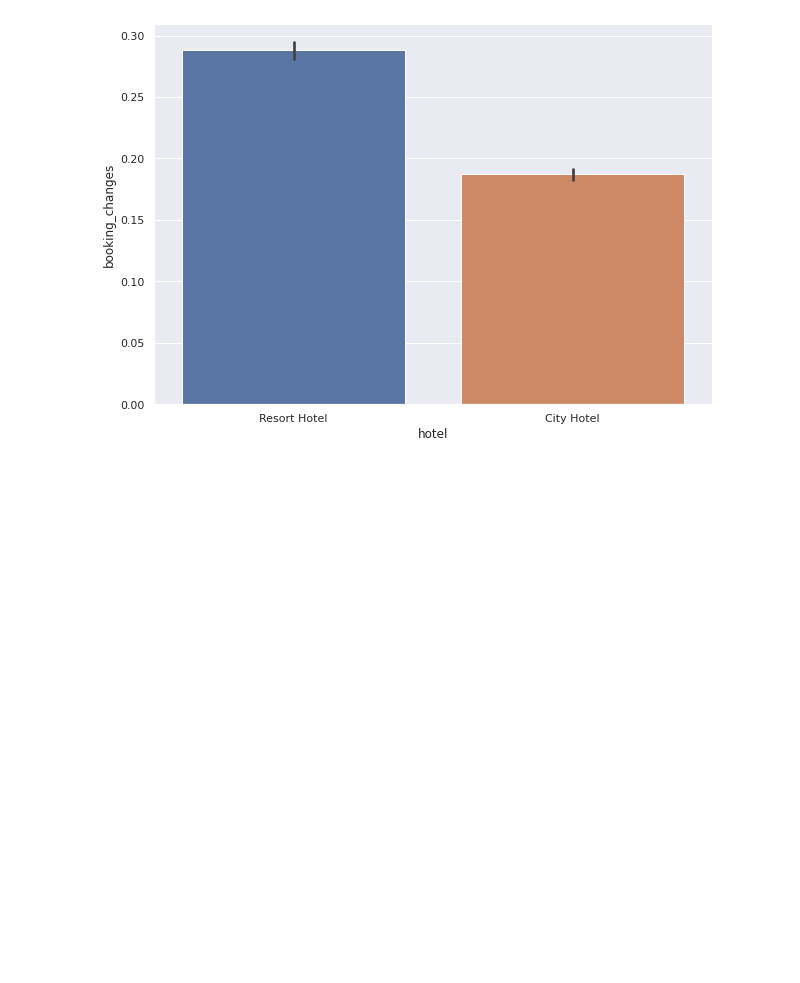
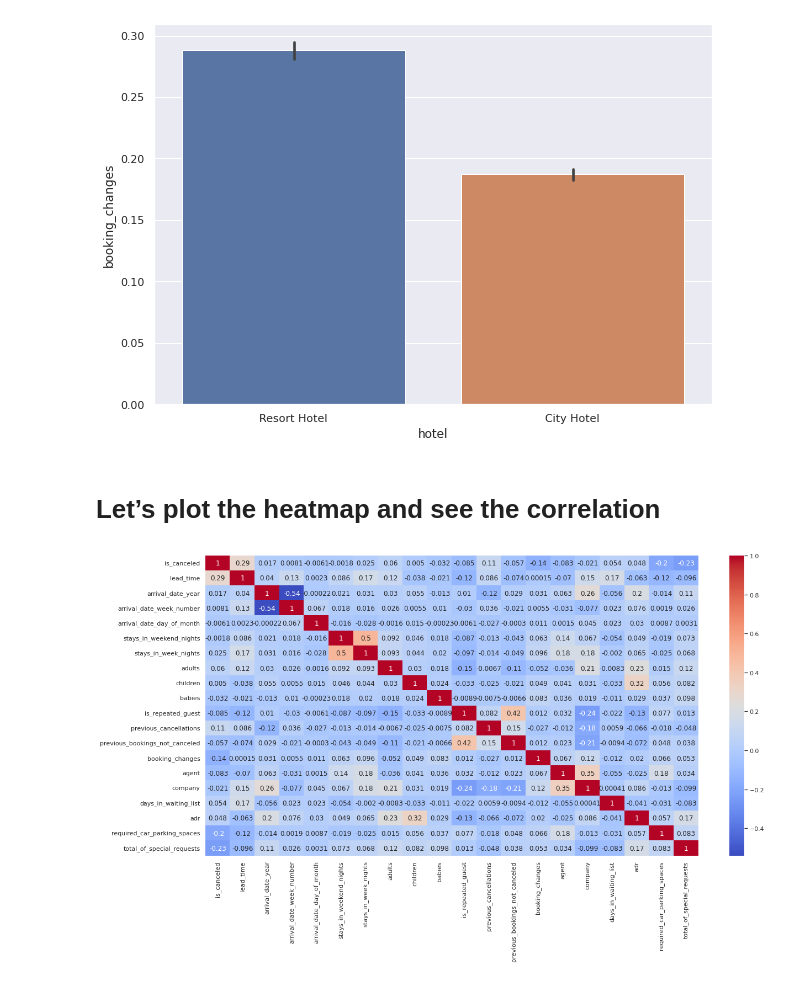
Before and after one commit to atif2786/Hotel-Booking-Analysis-, a Jupyter notebook: Hotel_Booking_Analysis_Capstone_Project.ipynb, the cells around one changed output. Cells and saved outputs as stored; diff of their text form; code cells hidden in the pictures; blank space fills up the shorter version.

```diff
--- a/Hotel_Booking_Analysis_Capstone_Project.ipynb
+++ b/Hotel_Booking_Analysis_Capstone_Project.ipynb
@@ -541,3 +545,11 @@ plt.show
 # %% [output]
 <function matplotlib.pyplot.show>
 [figure]
+# %% [markdown]
+# Let’s plot the heatmap and see the correlation
+# %%
+plt.figure(figsize=(20,10))
+c=df_hotel.corr()
+sns.heatmap(c,cmap="coolwarm",annot=True);
+# %% [output]
+[figure, added]
```
Also changed, not shown: parts of 12 cells of this notebook.
